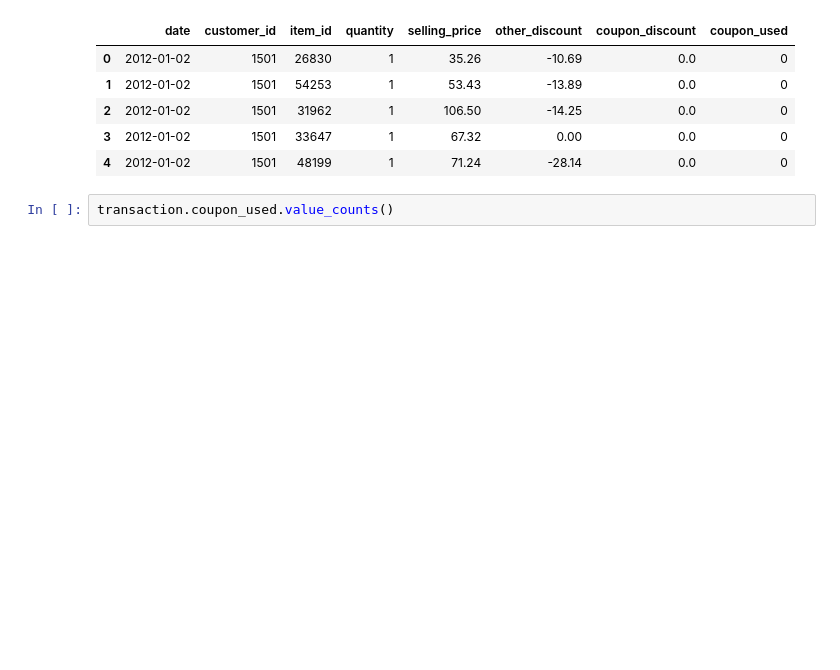
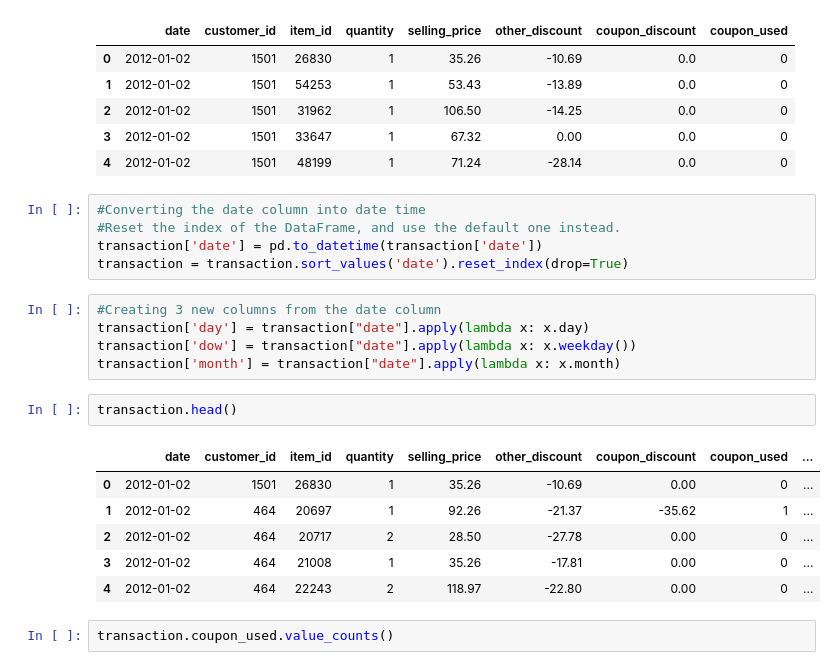
Before and after one commit to nkukadiya89/coupon-redemption-ML, a Jupyter notebook: data_analysis.ipynb, the cells around one changed output. Drawn from its saved outputs; the diff is of its cells as text; blank space fills up the shorter version.

```diff
--- a/data_analysis.ipynb
+++ b/data_analysis.ipynb
@@ -391,6 +391,25 @@ transaction.head()
 | 2 | 2012-01-02 | 1501 | 31962 | 1 | 106.50 | -14.25 | 0.0 | 0 |
 | 3 | 2012-01-02 | 1501 | 33647 | 1 | 67.32 | 0.00 | 0.0 | 0 |
 | 4 | 2012-01-02 | 1501 | 48199 | 1 | 71.24 | -28.14 | 0.0 | 0 |
+# %%
+#Converting the date column into date time
+#Reset the index of the DataFrame, and use the default one instead.
+transaction['date'] = pd.to_datetime(transaction['date'])
+transaction = transaction.sort_values('date').reset_index(drop=True)
+# %%
+#Creating 3 new columns from the date column
+transaction['day'] = transaction["date"].apply(lambda x: x.day)
+transaction['dow'] = transaction["date"].apply(lambda x: x.weekday())
+transaction['month'] = transaction["date"].apply(lambda x: x.month)
+# %%
+transaction.head()
+# %% [output]
+|  | date | customer_id | item_id | quantity | selling_price | other_discount | coupon_discount | coupon_used | ... |
+| 0 | 2012-01-02 | 1501 | 26830 | 1 | 35.26 | -10.69 | 0.00 | 0 | ... |
+| 1 | 2012-01-02 | 464 | 20697 | 1 | 92.26 | -21.37 | -35.62 | 1 | ... |
+| 2 | 2012-01-02 | 464 | 20717 | 2 | 28.50 | -27.78 | 0.00 | 0 | ... |
+| 3 | 2012-01-02 | 464 | 21008 | 1 | 35.26 | -17.81 | 0.00 | 0 | ... |
+| 4 | 2012-01-02 | 464 | 22243 | 2 | 118.97 | -22.80 | 0.00 | 0 | ... |
 # %%
 transaction.coupon_used.value_counts()
 # %% [output]
```
Also changed, not shown: parts of 22 cells of this notebook.
